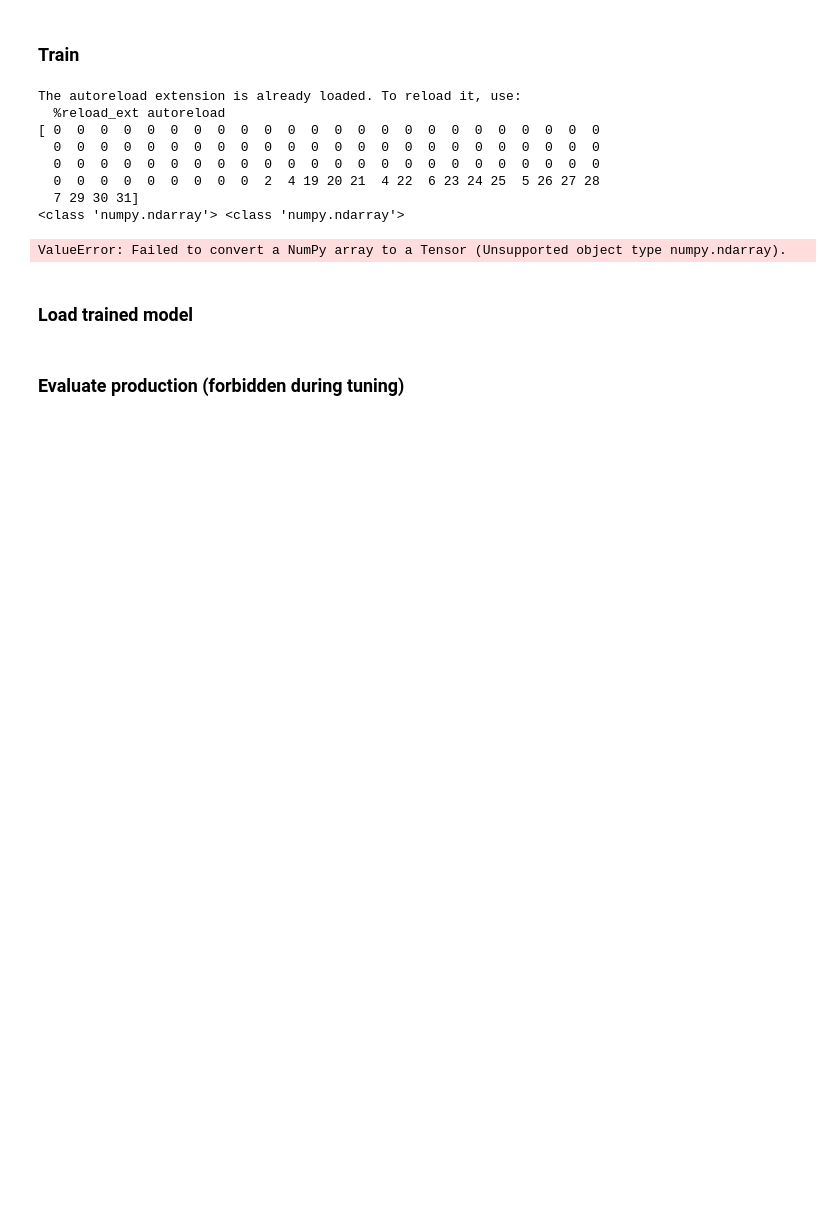
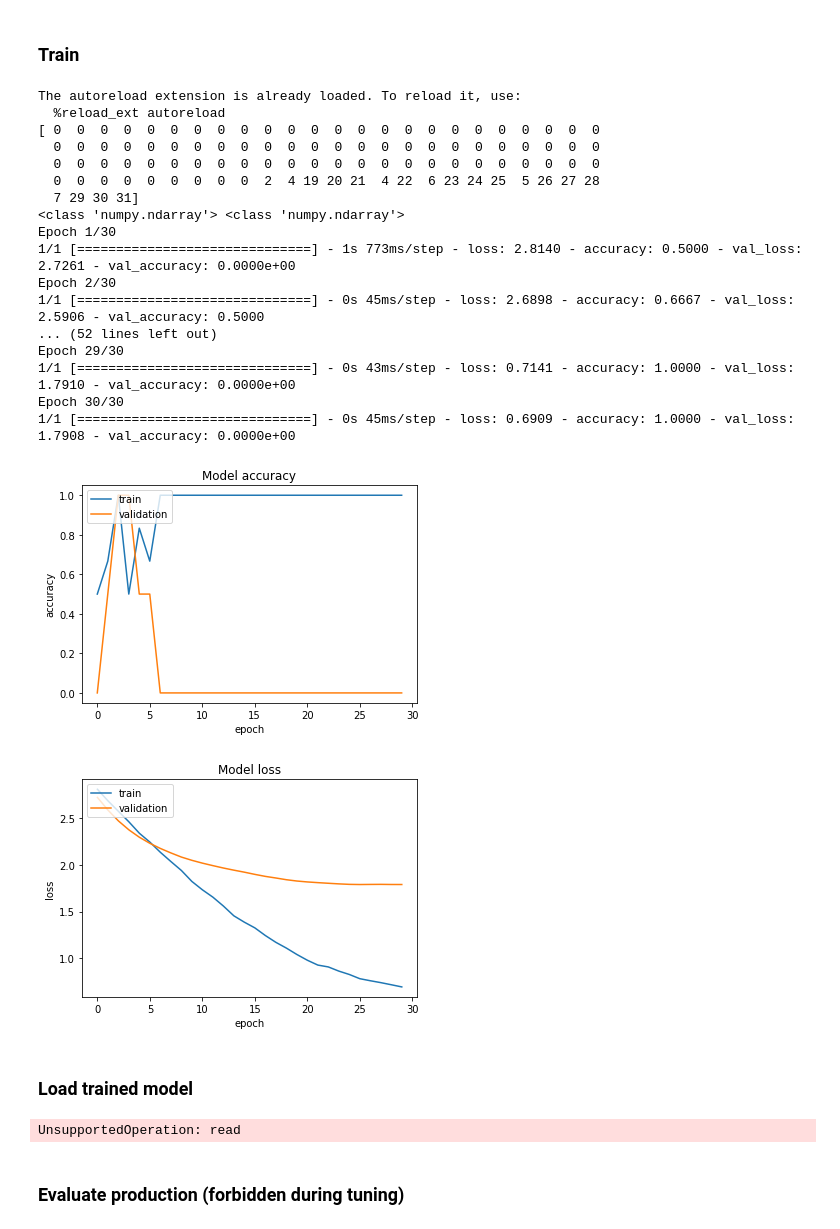
Before and after one commit to gravlaks/XAI-Sentiment-Analysis, a Jupyter notebook: pipeline.ipynb, the cells around one changed output. Cells and saved outputs as stored; diff of their text form; code cells hidden in the pictures; blank space fills up the shorter version.

```diff
--- a/pipeline.ipynb
+++ b/pipeline.ipynb
@@ -33,22 +34,11 @@ from parse import load_data
 from sklearn.model_selection import train_test_split
 
 data = load_data(PREPROCESS_OUTPUT)
-# TODO: may need to be done after train_test_split (test it)
 X = data['tweet']
-y = data['target'].apply(lambda y: tf.keras.utils.to_categorical(y, 2))
-
-X, y = X.values, y.values
-
-# X = [np.array(twt, dtype=str) for twt in X]
-
-print(y[5], type())
-
-
-
-# arrr = [a for a in X]
-# print(arrr)
-# print(type(X[0]))
-# print(type(X), X.dtype, X[0].dtype)
-
+y = data['target']
 X_train, X_test, y_train, y_test = train_test_split(X, y, test_size=0.2, random_state=RANDOM_SEED)
 X_train, X_val, y_train, y_val = train_test_split(X_train, y_train, test_size=0.2, random_state=RANDOM_SEED)
+
+y_train = tf.keras.utils.to_categorical(y_train, 2)
+y_test = tf.keras.utils.to_categorical(y_test, 2)
+y_val = tf.keras.utils.to_categorical(y_val, 2)
@@ -107,29 +95,41 @@ None
 # %%
 %load_ext autoreload
 %autoreload 2
 from evaluation import plot_history
 
 history = model.fit(X_train, y_train, validation_data=(X_val, y_val), batch_size=60, epochs=30, verbose=1)
 plot_history(history)
 
-if SAVE_TRAINED_MODEL:
-    with open(MODEL_PKL, 'wb') as output:
-        pickle.dump(model, output, pickle.HIGHEST_PROTOCOL)
+# if SAVE_TRAINED_MODEL:
+#     with open(MODEL_PKL, 'wb') as output:
+#         pickle.dump(model, output, pickle.HIGHEST_PROTOCOL)
 # %% [output]
 The autoreload extension is already loaded. To reload it, use:
   %reload_ext autoreload
 [ 0  0  0  0  0  0  0  0  0  0  0  0  0  0  0  0  0  0  0  0  0  0  0  0
   0  0  0  0  0  0  0  0  0  0  0  0  0  0  0  0  0  0  0  0  0  0  0  0
   0  0  0  0  0  0  0  0  0  0  0  0  0  0  0  0  0  0  0  0  0  0  0  0
   0  0  0  0  0  0  0  0  0  2  4 19 20 21  4 22  6 23 24 25  5 26 27 28
   7 29 30 31]
 <class 'numpy.ndarray'> <class 'numpy.ndarray'>
+Epoch 1/30
+1/1 [==============================] - 1s 773ms/step - loss: 2.8140 - accuracy: 0.5000 - val_loss: 2.7261 - val_accuracy: 0.0000e+00
+Epoch 2/30
+1/1 [==============================] - 0s 45ms/step - loss: 2.6898 - accuracy: 0.6667 - val_loss: 2.5906 - val_accuracy: 0.5000
+... (52 lines left out)
+Epoch 29/30
+1/1 [==============================] - 0s 43ms/step - loss: 0.7141 - accuracy: 1.0000 - val_loss: 1.7910 - val_accuracy: 0.0000e+00
+Epoch 30/30
+1/1 [==============================] - 0s 45ms/step - loss: 0.6909 - accuracy: 1.0000 - val_loss: 1.7908 - val_accuracy: 0.0000e+00
-ValueError: Failed to convert a NumPy array to a Tensor (Unsupported object type numpy.ndarray).
+[figure, added]
+[figure, added]
 # %% [markdown]
 ### Load trained model
 # %%
-with open(MODEL_PKL, 'wb') as input:
-    model = pickle.load(input)
+# with open(MODEL_PKL, 'wb') as input:
+#     model = pickle.load(input)
+# %% [output]
+UnsupportedOperation: read
 # %% [markdown]
 ### Evaluate production (forbidden during tuning)
 # %%
```
Also changed, not shown: parts of 5 cells of this notebook, 4 other files.
